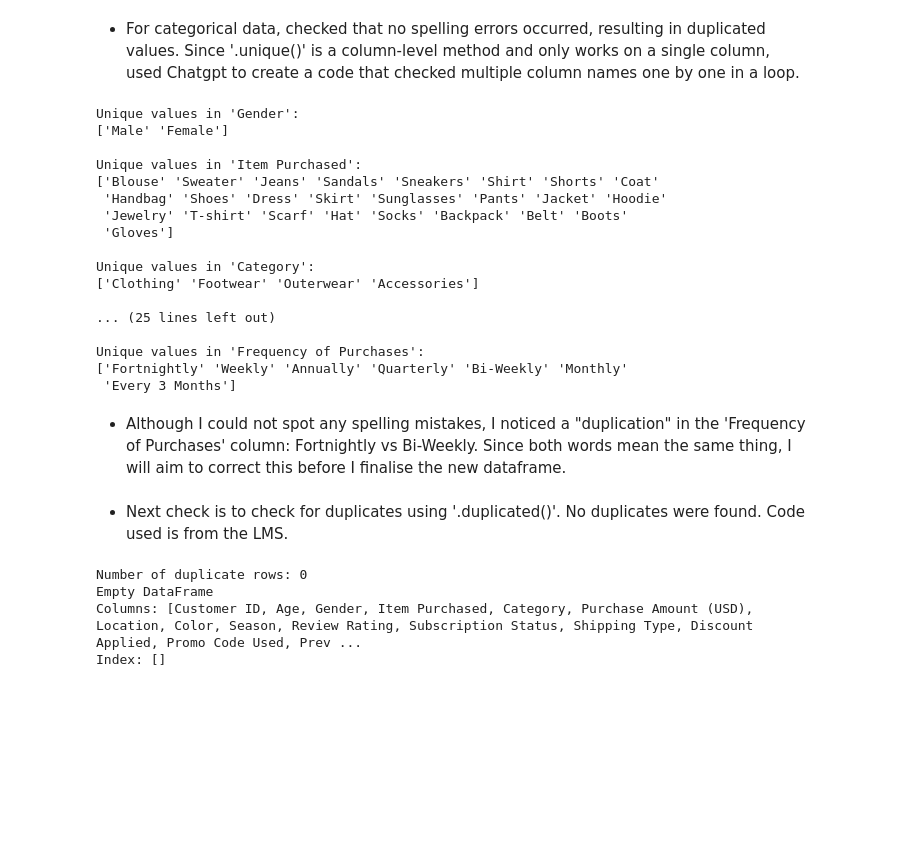
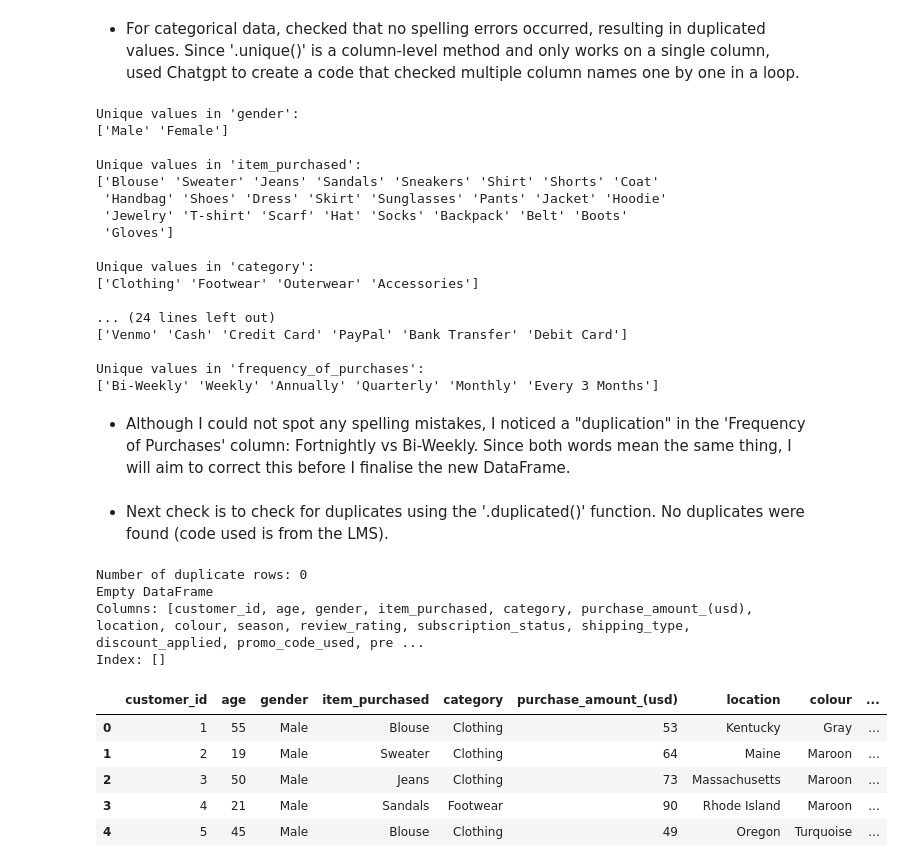
Before and after one commit to CeliaPires/Shopping-Trends, a Jupyter notebook: jupyter_notebooks/data_investigation.ipynb, the cells around one changed output. Cells and saved outputs as stored; diff of their text form; code cells hidden in the pictures; blank space fills up the shorter version.

```diff
--- a/jupyter_notebooks/data_investigation.ipynb
+++ b/jupyter_notebooks/data_investigation.ipynb
@@ -129,41 +154,50 @@ memory usage: 518.1+ KB
 # %% [markdown]
 * For categorical data, checked that no spelling errors occurred, resulting in duplicated values. Since '.unique()' is a column-level method and only works on a single column, used Chatgpt to create a code that checked multiple column names one by one in a loop.
 # %%
-cols = ['Gender', 'Item Purchased', 'Category', 'Location', 'Color', 'Season',
-        'Shipping Type', 'Payment Method', 'Frequency of Purchases']
+cols = ['gender', 'item_purchased', 'category', 'location', 'colour', 'season',
+        'shipping_type', 'payment_method', 'frequency_of_purchases']
 
 for col in cols:
     print(f"\nUnique values in '{col}':")
-    print(df[col].unique())
+    print(df_cleaned[col].unique())
 # %% [output]
-Unique values in 'Gender':
+Unique values in 'gender':
 ['Male' 'Female']
 
-Unique values in 'Item Purchased':
+Unique values in 'item_purchased':
 ['Blouse' 'Sweater' 'Jeans' 'Sandals' 'Sneakers' 'Shirt' 'Shorts' 'Coat'
  'Handbag' 'Shoes' 'Dress' 'Skirt' 'Sunglasses' 'Pants' 'Jacket' 'Hoodie'
  'Jewelry' 'T-shirt' 'Scarf' 'Hat' 'Socks' 'Backpack' 'Belt' 'Boots'
  'Gloves']
 
-Unique values in 'Category':
+Unique values in 'category':
 ['Clothing' 'Footwear' 'Outerwear' 'Accessories']
 
-... (25 lines left out)
+... (24 lines left out)
+['Venmo' 'Cash' 'Credit Card' 'PayPal' 'Bank Transfer' 'Debit Card']
 
-Unique values in 'Frequency of Purchases':
-['Fortnightly' 'Weekly' 'Annually' 'Quarterly' 'Bi-Weekly' 'Monthly'
- 'Every 3 Months']
+Unique values in 'frequency_of_purchases':
+['Bi-Weekly' 'Weekly' 'Annually' 'Quarterly' 'Monthly' 'Every 3 Months']
 # %% [markdown]
-* Although I could not spot any spelling mistakes, I noticed a "duplication" in the 'Frequency of Purchases' column: Fortnightly vs Bi-Weekly. Since both words mean the same thing, I will aim to correct this before I finalise the new dataframe.
+* Although I could not spot any spelling mistakes, I noticed a "duplication" in the 'Frequency of Purchases' column: Fortnightly vs Bi-Weekly. Since both words mean the same thing, I will aim to correct this before I finalise the new DataFrame.
 # %% [markdown]
-* Next check is to check for duplicates using '.duplicated()'. No duplicates were found. Code used is from the LMS.
+* Next check is to check for duplicates using the '.duplicated()' function. No duplicates were found (code used is from the LMS).
 # %%
-
-duplicates = df.duplicated(subset=['Customer ID', 'Age', 'Gender', 'Item Purchased', 'Category', 'Purchase Amount (USD)', 'Location', 'Color', 'Season', 'Review Rating', 'Subscription Status', 'Shipping Type', 'Discount Applied', 'Promo Code Used', 'Previous Purchases', 'Payment Method', 'Frequency of Purchases'])
+duplicates = df_cleaned.duplicated(subset=['customer_id', 'age', 'gender', 'item_purchased', 'category', 'purchase_amount_(usd)', 'location', 'colour', 'season', 'review_rating', 'subscription_status', 'shipping_type', 'discount_applied', 'promo_code_used', 'previous_purchases', 'payment_method', 'frequency_of_purchases'])
 print(f"Number of duplicate rows: {duplicates.sum()}")
-print(df[duplicates])
+print(df_cleaned[duplicates])
 # %% [output]
 Number of duplicate rows: 0
 Empty DataFrame
-Columns: [Customer ID, Age, Gender, Item Purchased, Category, Purchase Amount (USD), Location, Color, Season, Review Rating, Subscription Status, Shipping Type, Discount Applied, Promo Code Used, Prev ...
+Columns: [customer_id, age, gender, item_purchased, category, purchase_amount_(usd), location, colour, season, review_rating, subscription_status, shipping_type, discount_applied, promo_code_used, pre ...
 Index: []
+# %%
+df_cleaned["frequency_of_purchases"].replace({'Fortnightly': 'Bi-Weekly'},inplace=True)
+df_cleaned.head()
+# %% [output]
+|  | customer_id | age | gender | item_purchased | category | purchase_amount_(usd) | location | colour | ... |
+| 0 | 1 | 55 | Male | Blouse | Clothing | 53 | Kentucky | Gray | ... |
+| 1 | 2 | 19 | Male | Sweater | Clothing | 64 | Maine | Maroon | ... |
+| 2 | 3 | 50 | Male | Jeans | Clothing | 73 | Massachusetts | Maroon | ... |
+| 3 | 4 | 21 | Male | Sandals | Footwear | 90 | Rhode Island | Maroon | ... |
+| 4 | 5 | 45 | Male | Blouse | Clothing | 49 | Oregon | Turquoise | ... |
```
Also changed, not shown: parts of 8 cells of this notebook.
